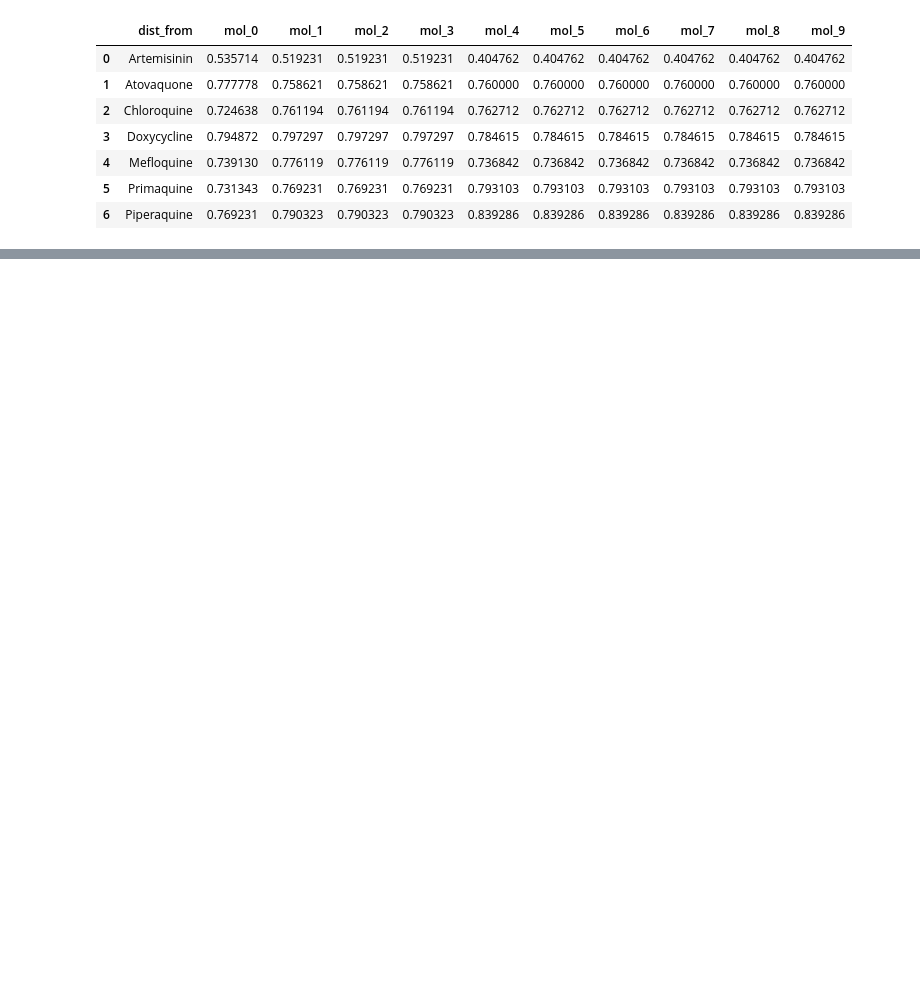
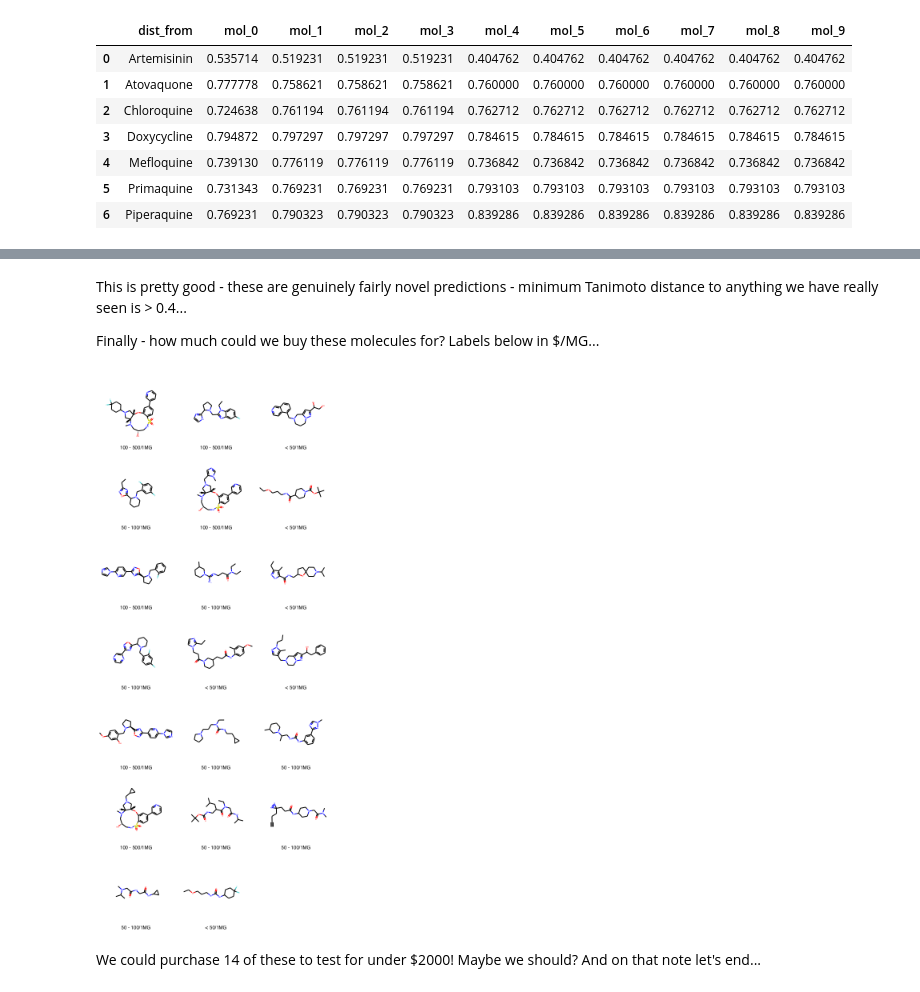
Before and after one commit to owatson/sherlock, a Jupyter notebook: notebooks/Malaria research PT1 - Tres Cantos Data.ipynb, the cells around one changed output, grey strips where cells are left out. Cells and saved outputs as stored; diff of their text form; code cells hidden in the pictures; blank space fills up the shorter version.

```diff
--- a/notebooks/Malaria research PT1 - Tres Cantos Data.ipynb
+++ b/notebooks/Malaria research PT1 - Tres Cantos Data.ipynb
@@ -543,0 +594,10 @@ We have reasonably high predicted potency, quite a wide variety of chosen drugs,
+# %% [markdown]
+This is pretty good - these are genuinely fairly novel predictions - minimum Tanimoto distance to anything we have really seen is > 0.4...
+
+Finally - how much could we buy these molecules for?  Labels below in $/MG...
+# %%
+mp_utils.summarize('BEST_D', 20, check_new=full_df, plabel=True)
+# %% [output]
+[figure, added]
+# %% [markdown]
+We could purchase 14 of these to test for under $2000!  Maybe we should?  And on that note let's end...
```
Also changed, not shown: parts of 17 cells of this notebook.
